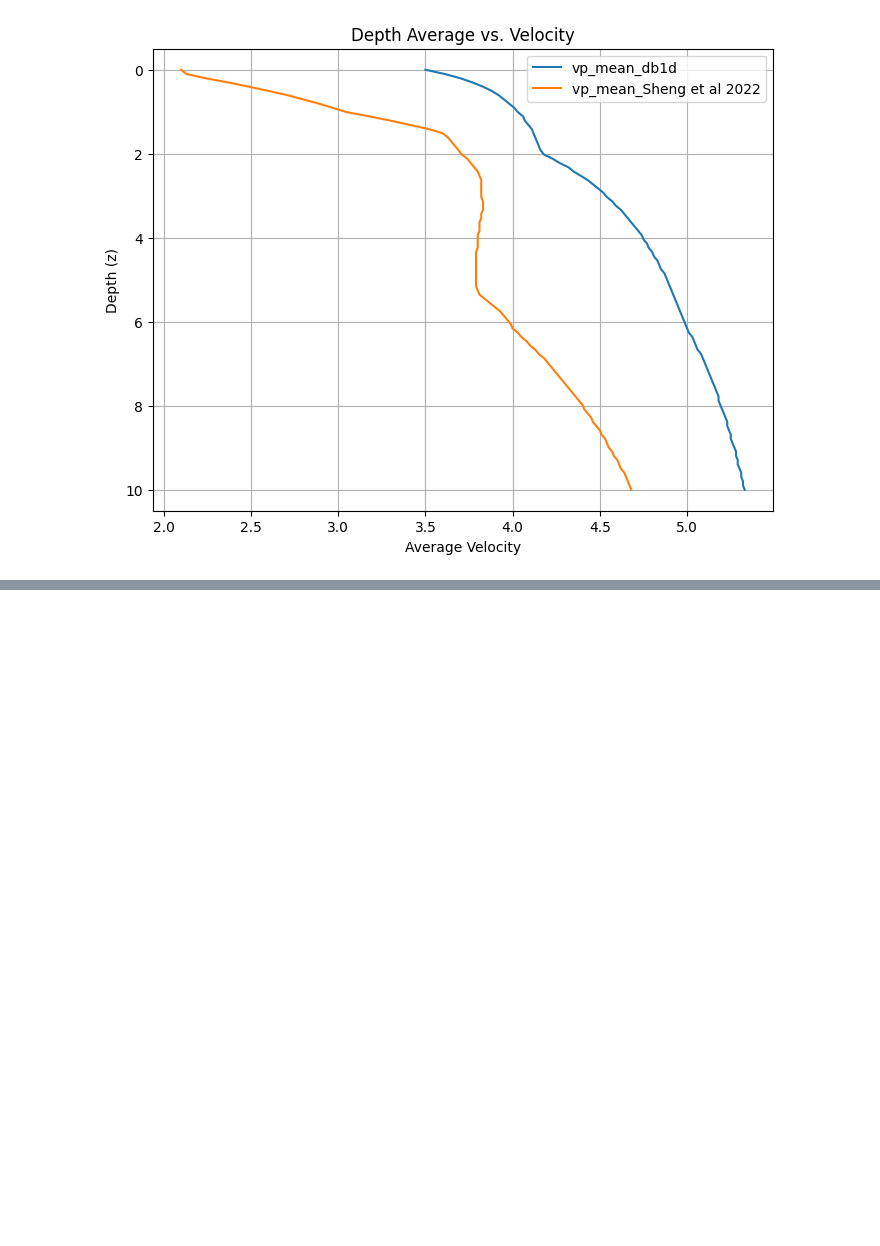
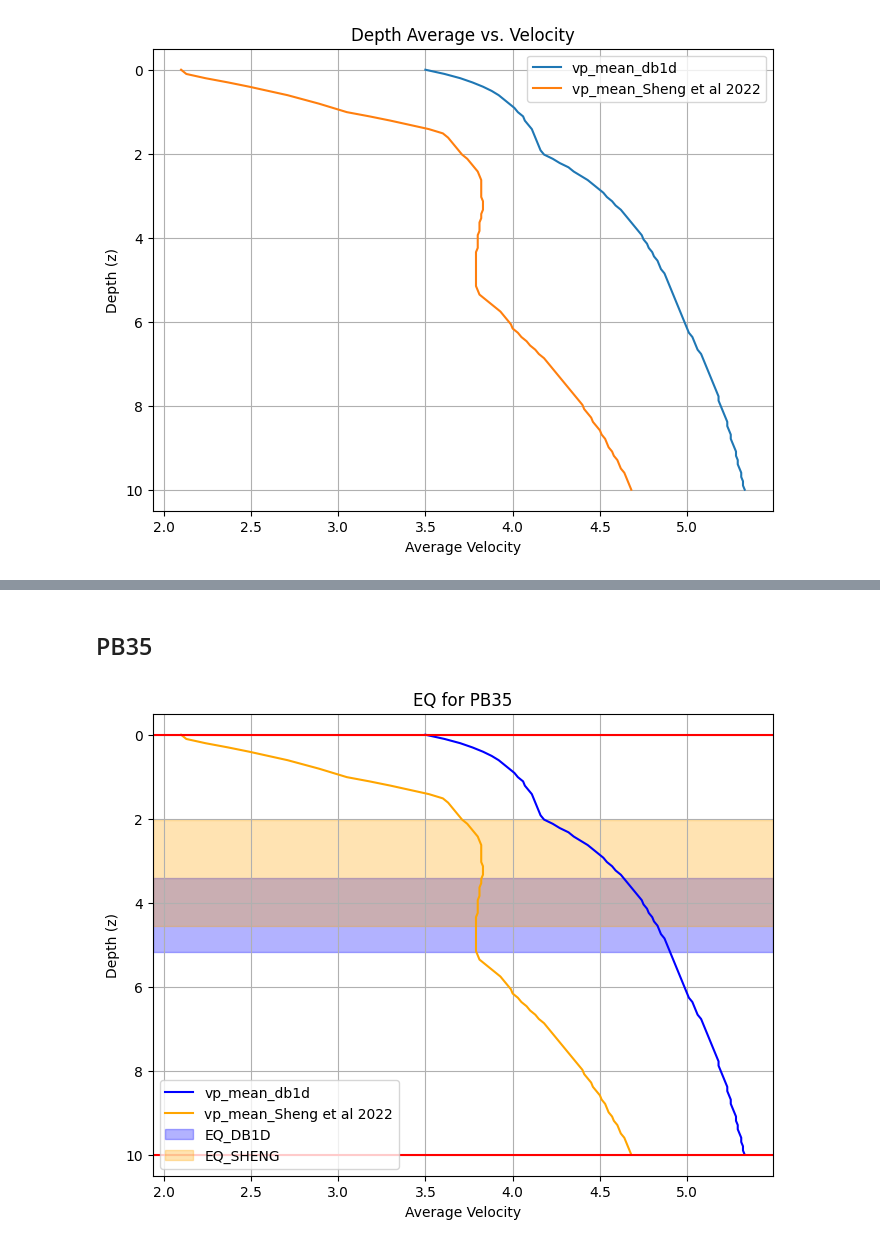
Before and after one commit to ecastillot/delaware, a Jupyter notebook: 10102024/script/vp/vp.ipynb, the cells around one changed output, grey strips where cells are left out. Saved outputs shown, nothing was run; the diff lists cells and outputs as text; code cells hidden in the pictures; blank space fills up the shorter version.

```diff
--- a/10102024/script/vp/vp.ipynb
+++ b/10102024/script/vp/vp.ipynb
@@ -165 +168,32 @@ plt.show()
+# %% [markdown]
+## PB35
+# %%
+tsp = 0.7
+vps = 1.72
+z_min_vel = 0
+z_max_vel = 10
+z_min_sheng = sheng_velmodel.get_average_velocity(phase_hint="P",zmax=z_min_vel)*tsp/(vps-1)
+z_min_db1d = db1d_velmodel.get_average_velocity(phase_hint="P",zmax=z_min_vel)*tsp/(vps-1)
+z_max_sheng = sheng_velmodel.get_average_velocity(phase_hint="P",zmax=z_max_vel)*tsp/(vps-1)
+z_max_db1d = db1d_velmodel.get_average_velocity(phase_hint="P",zmax=z_max_vel)*tsp/(vps-1)
+
+plt.figure(figsize=(8, 6))
+plt.plot(v_mean_db1d, z_values,label="vp_mean_db1d",color="blue")
+plt.plot(v_mean_sheng, z_values,label="vp_mean_Sheng et al 2022",color="orange")
+
+plt.axhspan(z_min_db1d, z_max_db1d, color='blue',
+            alpha=0.3, label="EQ_DB1D")
+plt.axhspan(z_min_sheng, z_max_sheng, color='orange',
+            alpha=0.3, label="EQ_SHENG")
+plt.axhline(y=z_min_vel,color="red")
+plt.axhline(y=z_max_vel,color="red")
+plt.ylabel("Depth (z)")
+plt.xlabel("Average Velocity")
+plt.gca().invert_yaxis()
+plt.title("EQ for PB35")
+plt.legend()
+plt.grid(True)
+plt.show()
+# %% [output]
+[figure, added]
 # %% [markdown]
```
Also changed, not shown: parts of 6 cells of this notebook.
